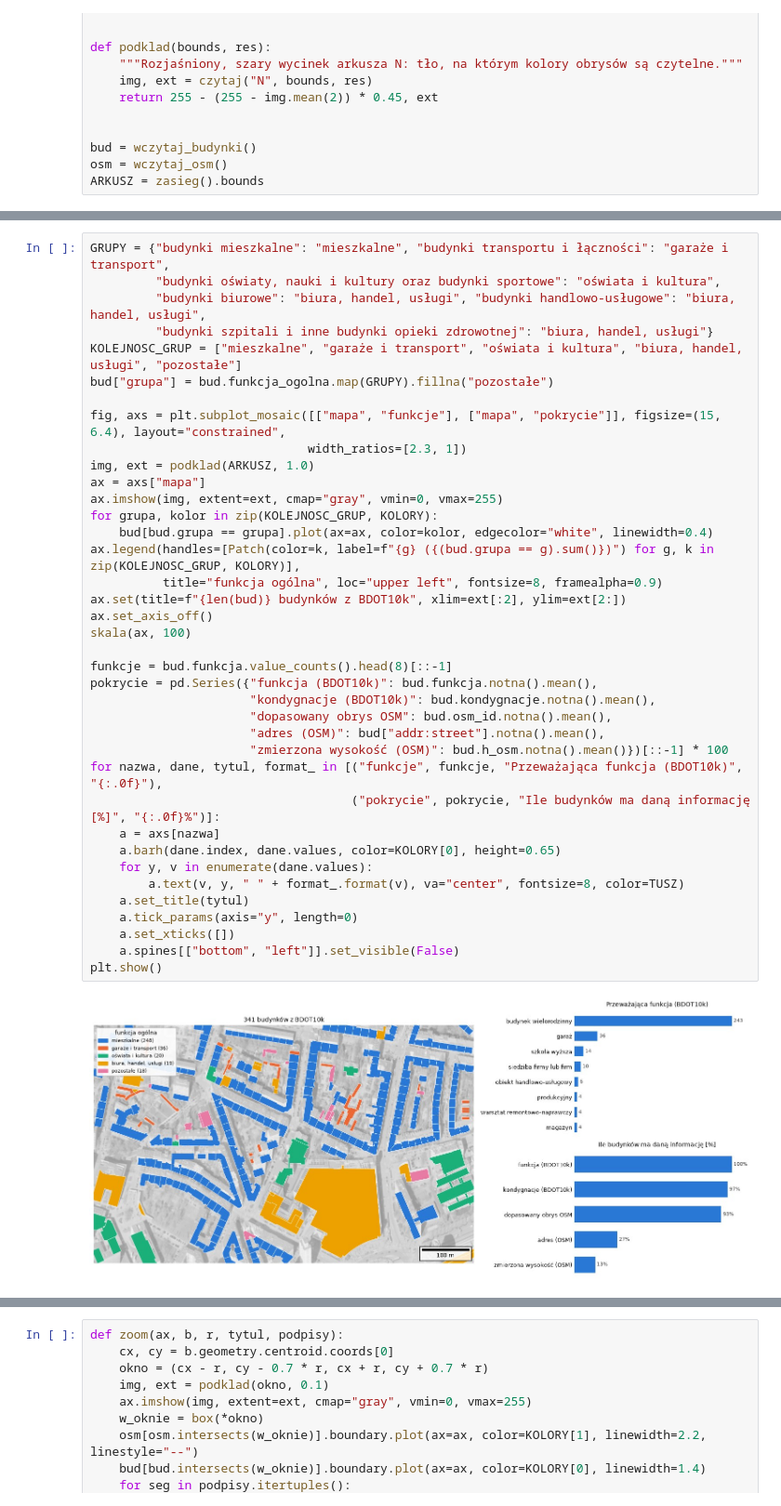
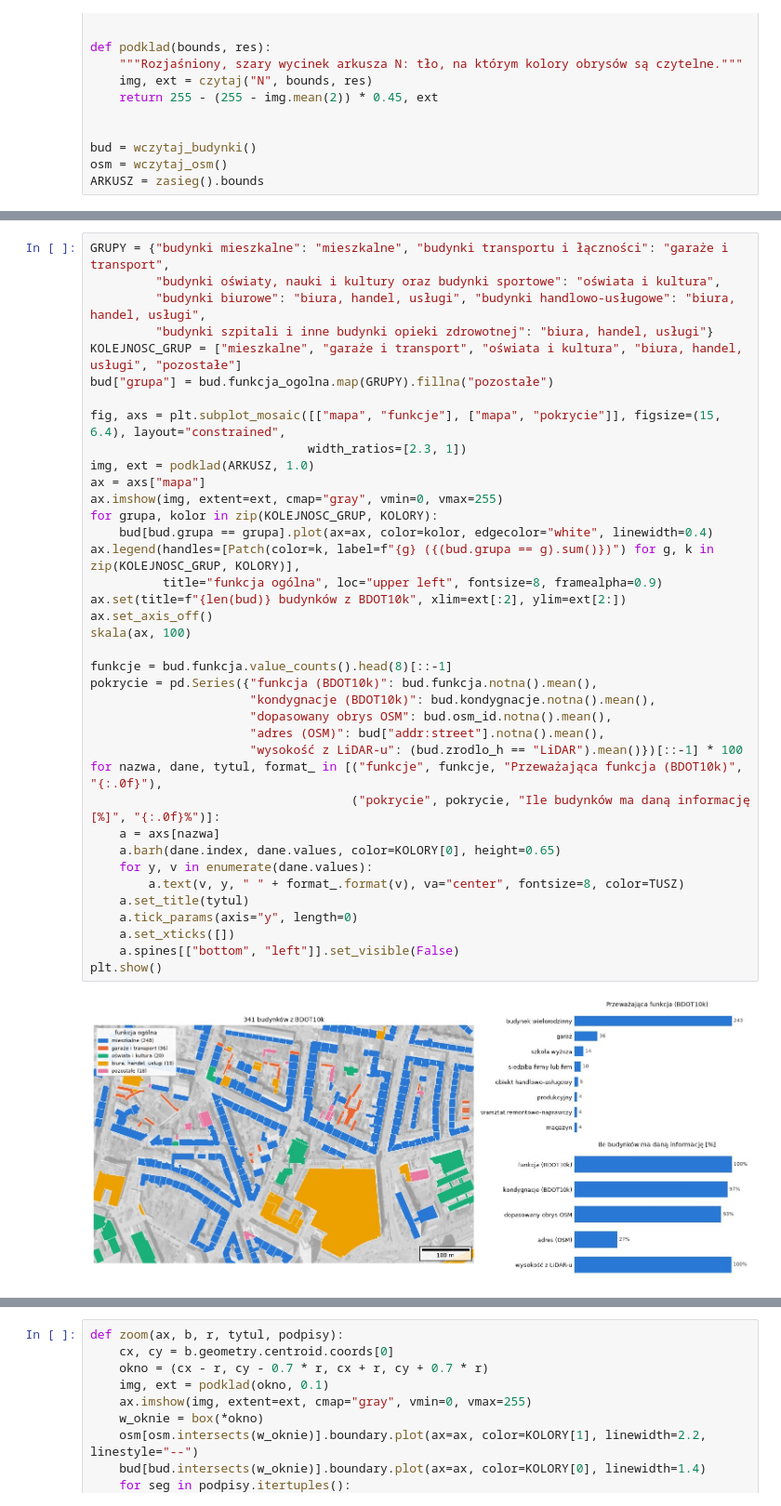
Before and after one commit to wust-terrain/wroclaw-population-agents, a Jupyter notebook: notebooks/proof_of_concept_.ipynb, the cells around one changed output, grey strips where cells are left out. Shown at 93% size. Drawn from its saved outputs; the diff is of its cells as text.

Commit message:
Wysokość z LiDAR-u, podział budynków między kwadraty, szperacz z wyszukiwarką; aktualny pilot i dokumentacja

```diff
--- a/notebooks/proof_of_concept_.ipynb
+++ b/notebooks/proof_of_concept_.ipynb
@@ -60,35 +60,35 @@ bud["grupa"] = bud.funkcja_ogolna.map(GRUPY).fillna("pozostałe")
 fig, axs = plt.subplot_mosaic([["mapa", "funkcje"], ["mapa", "pokrycie"]], figsize=(15, 6.4), layout="constrained",
                               width_ratios=[2.3, 1])
 img, ext = podklad(ARKUSZ, 1.0)
 ax = axs["mapa"]
 ax.imshow(img, extent=ext, cmap="gray", vmin=0, vmax=255)
 for grupa, kolor in zip(KOLEJNOSC_GRUP, KOLORY):
     bud[bud.grupa == grupa].plot(ax=ax, color=kolor, edgecolor="white", linewidth=0.4)
 ax.legend(handles=[Patch(color=k, label=f"{g} ({(bud.grupa == g).sum()})") for g, k in zip(KOLEJNOSC_GRUP, KOLORY)],
           title="funkcja ogólna", loc="upper left", fontsize=8, framealpha=0.9)
 ax.set(title=f"{len(bud)} budynków z BDOT10k", xlim=ext[:2], ylim=ext[2:])
 ax.set_axis_off()
 skala(ax, 100)
 
 funkcje = bud.funkcja.value_counts().head(8)[::-1]
 pokrycie = pd.Series({"funkcja (BDOT10k)": bud.funkcja.notna().mean(),
                       "kondygnacje (BDOT10k)": bud.kondygnacje.notna().mean(),
                       "dopasowany obrys OSM": bud.osm_id.notna().mean(),
                       "adres (OSM)": bud["addr:street"].notna().mean(),
-                      "zmierzona wysokość (OSM)": bud.h_osm.notna().mean()})[::-1] * 100
+                      "wysokość z LiDAR-u": (bud.zrodlo_h == "LiDAR").mean()})[::-1] * 100
 for nazwa, dane, tytul, format_ in [("funkcje", funkcje, "Przeważająca funkcja (BDOT10k)", "{:.0f}"),
                                     ("pokrycie", pokrycie, "Ile budynków ma daną informację [%]", "{:.0f}%")]:
     a = axs[nazwa]
     a.barh(dane.index, dane.values, color=KOLORY[0], height=0.65)
     for y, v in enumerate(dane.values):
         a.text(v, y, " " + format_.format(v), va="center", fontsize=8, color=TUSZ)
     a.set_title(tytul)
     a.tick_params(axis="y", length=0)
     a.set_xticks([])
     a.spines[["bottom", "left"]].set_visible(False)
 plt.show()
 # %% [output]
-[figure, old version]
+[figure, new version]
 # %% [markdown]
 ## 2. BDOT10k i OSM razem
 
```
Also changed, not shown: parts of 30 cells of this notebook, 30 other files.
